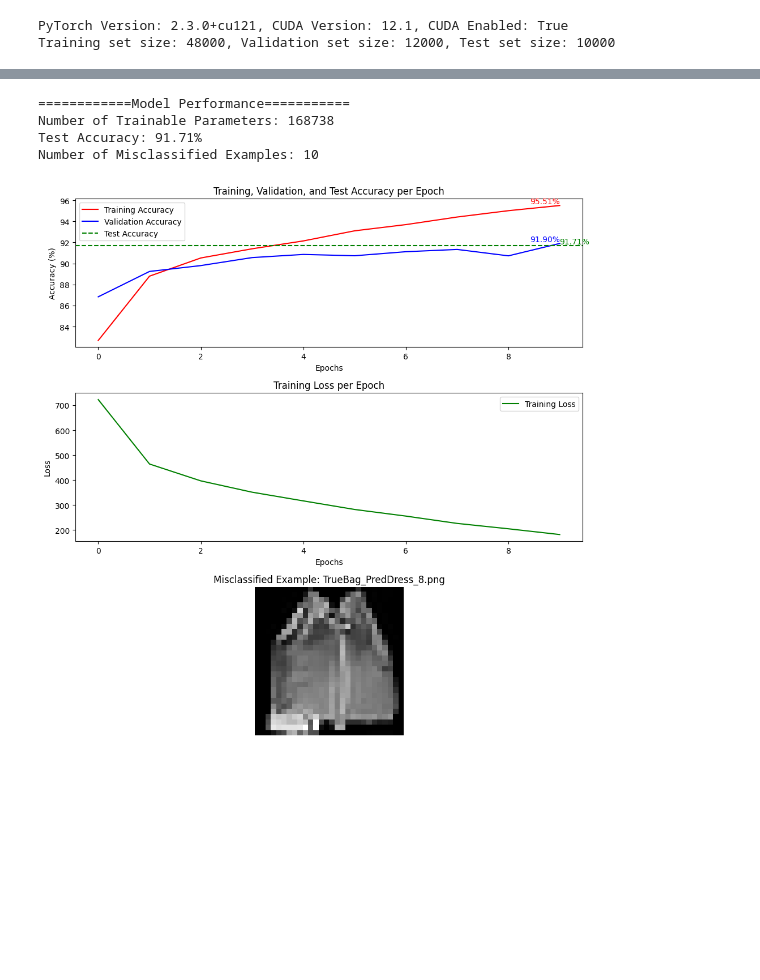
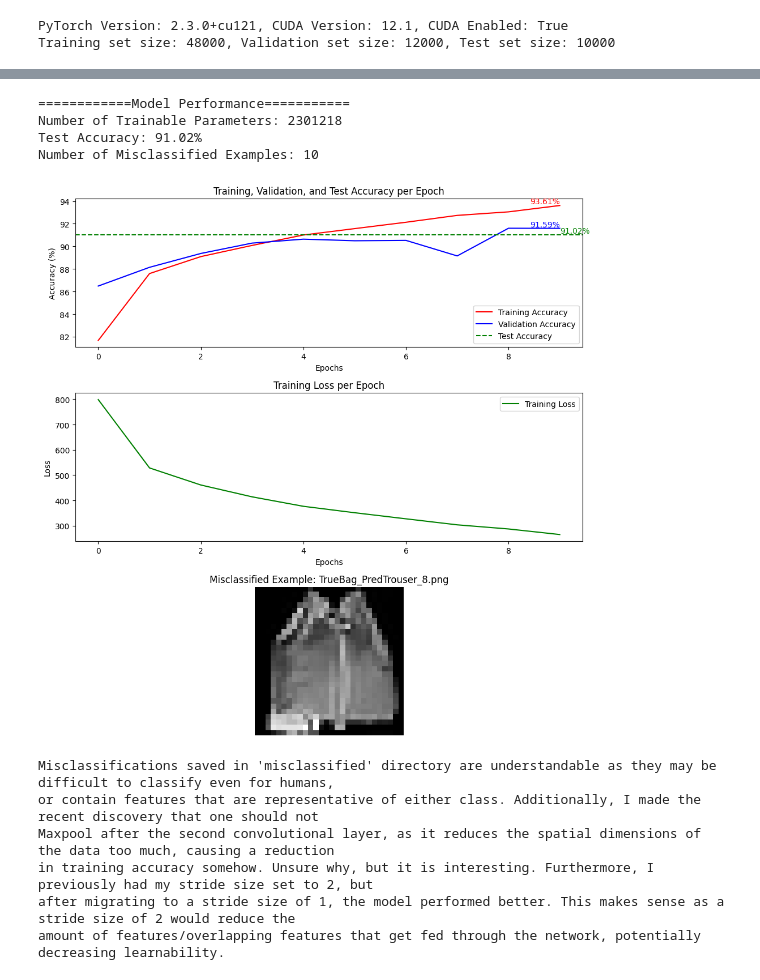
Before and after one commit to Iemontine/ImageClassifierCNN, a Jupyter notebook: classifier.ipynb, the cells around one changed output, grey strips where cells are left out. Drawn from its saved outputs; the diff is of its cells as text; code cells hidden in the pictures; blank space fills up the shorter version.

Commit message:
fixed stride, maxpool issues

```diff
--- a/classifier.ipynb
+++ b/classifier.ipynb
@@ -48,15 +48,14 @@ class CNN(nn.Module):
 		self.layer1 = nn.Sequential(
 			nn.Conv2d(in_channels=1, out_channels=28, kernel_size=3, padding=1),	# 1 input channel, 28 filters, 3x3 window size
 			nn.ReLU(),																# ReLU activation
-			nn.MaxPool2d(kernel_size=2, stride=2, padding=0)						# 2x2 max pooling
+			nn.MaxPool2d(kernel_size=2, stride=1, padding=0)						# 2x2 max pooling
 		)
 		self.layer2 = nn.Sequential(
 			nn.Conv2d(in_channels=28, out_channels=56, kernel_size=3, padding=1),	# 28 input channels, 56 filters, 3x3 window size
 			nn.ReLU(),																# ReLU activation
-			nn.MaxPool2d(2, 2)														# 2x2 max pooling
 		)
 		# Fully connected layers
-		self.fc1 = nn.Linear(56 * 7 * 7, 56)		# 56x7x7 input nodes, 56 output nodes
+		self.fc1 = nn.Linear(56 * 27 * 27, 56)		# 56x7x7 input nodes, 56 output nodes
 		self.relu = nn.ReLU()						# ReLU activation
 		self.fc2 = nn.Linear(56, 10)				# 56 input nodes, 10 output nodes
 
@@ -164,8 +163,8 @@ print(f"Test Accuracy: {test_accuracy:.2f}%")
 print(f"Number of Misclassified Examples: {len(test_examples)}")
 # %% [output]
 ============Model Performance===========
-Number of Trainable Parameters: 168738
-Test Accuracy: 91.71%
+Number of Trainable Parameters: 2301218
+Test Accuracy: 91.02%
 Number of Misclassified Examples: 10
 # %%
 # Evaluate training and validation accuracy at the end of each epoch, and plot them as line plots
@@ -173,31 +172,44 @@ plt.figure(figsize=(num_epochs, 10))
 plt.subplot(3, 1, 1)
 plt.plot(range(num_epochs), train_accuracies, label='Training Accuracy', color='red')
 plt.plot(range(num_epochs), val_accuracies, label='Validation Accuracy', color='blue')
 plt.axhline(y=test_accuracy, color='green', linestyle='--', label='Test Accuracy')
 plt.xlabel('Epochs')
 plt.ylabel('Accuracy (%)')
 plt.title('Training, Validation, and Test Accuracy per Epoch')
 plt.text(num_epochs-1, train_accuracy, f"{train_accuracy:.2f}%", ha='right', va='bottom', color='red')
 plt.text(num_epochs-1, val_accuracy, f"{val_accuracy:.2f}%", ha='right', va='bottom', color='blue')
 plt.text(num_epochs-1, test_accuracy, f"{test_accuracy:.2f}%", ha='left', va='bottom', color='green')
 plt.legend()
 
 plt.subplot(3, 1, 2)
 plt.plot(range(num_epochs), losses, label='Training Loss', color='green')
 plt.xlabel('Epochs')
 plt.ylabel('Loss')
 plt.title('Training Loss per Epoch')
 plt.legend()
 
 listdir = os.listdir('misclassified')
 filename = listdir[0] if listdir else None
 image = plt.imread(f'misclassified/{filename}')
 plt.subplot(3, 1, 3)
 plt.title(f"Misclassified Example: {filename}")
 plt.imshow(image, cmap='gray')
 plt.axis('off')
 
 plt.tight_layout()
 plt.show()
+
+print("""Misclassifications saved in 'misclassified' directory are understandable as they may be difficult to classify even for humans,
+or contain features that are representative of either class. Additionally, I made the recent discovery that one should not
+Maxpool after the second convolutional layer, as it reduces the spatial dimensions of the data too much, causing a reduction
+in training accuracy somehow. Unsure why, but it is interesting. Furthermore, I previously had my stride size set to 2, but
+after migrating to a stride size of 1, the model performed better. This makes sense as a stride size of 2 would reduce the
+amount of features/overlapping features that get fed through the network, potentially decreasing learnability.""")
 # %% [output]
-[figure, old version]
+[figure, new version]
+Misclassifications saved in 'misclassified' directory are understandable as they may be difficult to classify even for humans,
+or contain features that are representative of either class. Additionally, I made the recent discovery that one should not
+Maxpool after the second convolutional layer, as it reduces the spatial dimensions of the data too much, causing a reduction
+in training accuracy somehow. Unsure why, but it is interesting. Furthermore, I previously had my stride size set to 2, but
+after migrating to a stride size of 1, the model performed better. This makes sense as a stride size of 2 would reduce the
+amount of features/overlapping features that get fed through the network, potentially decreasing learnability.
```
Also changed, not shown: parts of 1 cell of this notebook, 1 other file.
